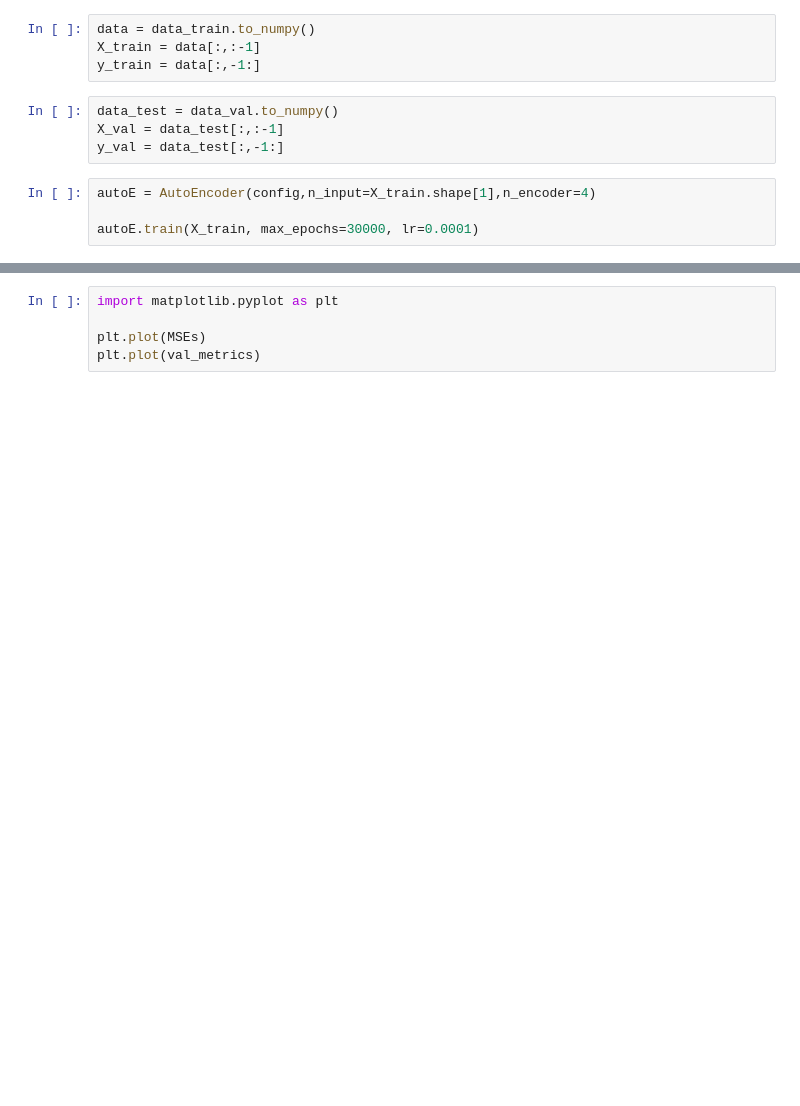
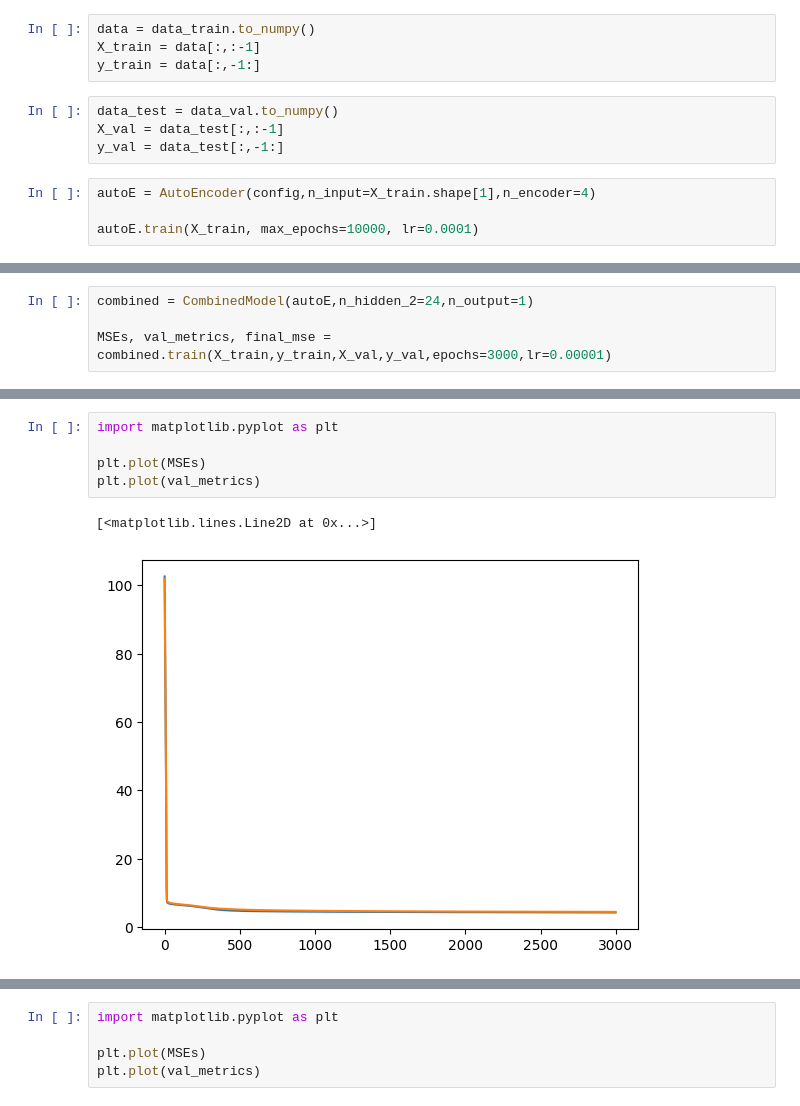
Before and after one commit to srikantamehta/ML-Models-from-Scratch, a Jupyter notebook: albalone_nn_experiment.ipynb, the cells around one changed output, grey strips where cells are left out. Drawn from its saved outputs; the diff is of its cells as text; blank space fills up the shorter version.

```diff
--- a/albalone_nn_experiment.ipynb
+++ b/albalone_nn_experiment.ipynb
@@ -59,4 +59,4 @@ y_val = data_test[:,-1:]
 # %%
 autoE = AutoEncoder(config,n_input=X_train.shape[1],n_encoder=4)
 
-autoE.train(X_train, max_epochs=30000, lr=0.0001)
+autoE.train(X_train, max_epochs=10000, lr=0.0001)
@@ -62,0 +81,4 @@ autoE.train(X_train, max_epochs=30000, lr=0.0001)
+# %%
+combined = CombinedModel(autoE,n_hidden_2=24,n_output=1)
+
+MSEs, val_metrics, final_mse = combined.train(X_train,y_train,X_val,y_val,epochs=3000,lr=0.00001)
@@ -63,3 +103,11 @@ autoE.train(X_train, max_epochs=30000, lr=0.0001)
+# %%
+import matplotlib.pyplot as plt
+
+plt.plot(MSEs)
+plt.plot(val_metrics)
+# %% [output]
+[<matplotlib.lines.Line2D at 0x...>]
+[figure, added]
 # %%
 ffn = FeedForwardNetwork(config,n_input=X_train.shape[1],n_hidden_1=24,n_hidden_2=24,n_output=1)
 
```
Also changed, not shown: parts of 5 cells of this notebook, 9 other files.
